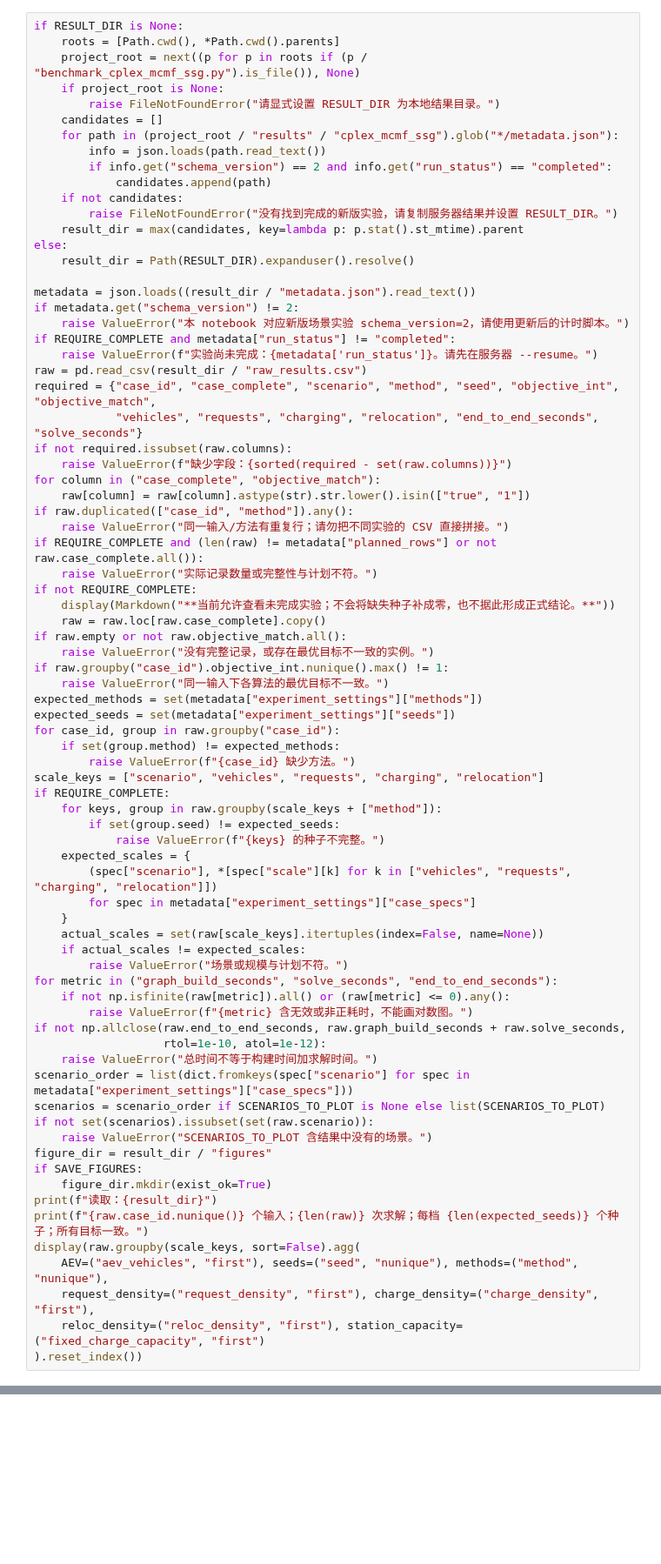
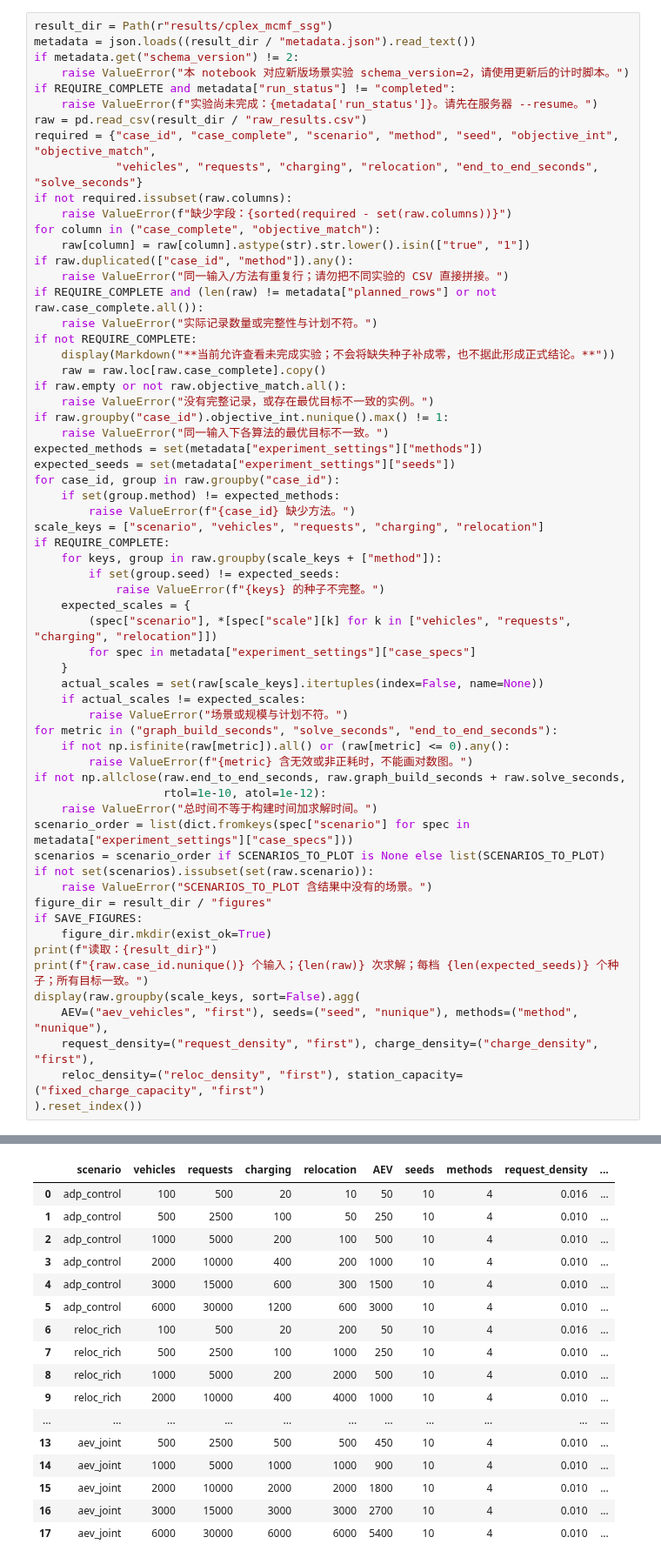
Before and after one commit to miluosi/icaps, a Jupyter notebook: plot_cplex_mcmf_ssg.ipynb, the cells around one changed output, grey strips where cells are left out. Shown at 87% size. Cells and saved outputs as stored; diff of their text form; blank space fills up the shorter version.

```diff
--- a/plot_cplex_mcmf_ssg.ipynb
+++ b/plot_cplex_mcmf_ssg.ipynb
@@ -44,22 +44,7 @@ EXPORT_DPI = 150  # PNG 为 3180 × 1080，与参考图比例相同
 
 同一完整图或缩图只构建一次供两个后端使用，但每种方法的总时间都计入该图的完整构建耗时。
 # %%
-if RESULT_DIR is None:
-    roots = [Path.cwd(), *Path.cwd().parents]
-    project_root = next((p for p in roots if (p / "benchmark_cplex_mcmf_ssg.py").is_file()), None)
-    if project_root is None:
-        raise FileNotFoundError("请显式设置 RESULT_DIR 为本地结果目录。")
-    candidates = []
-    for path in (project_root / "results" / "cplex_mcmf_ssg").glob("*/metadata.json"):
-        info = json.loads(path.read_text())
-        if info.get("schema_version") == 2 and info.get("run_status") == "completed":
-            candidates.append(path)
-    if not candidates:
-        raise FileNotFoundError("没有找到完成的新版实验，请复制服务器结果并设置 RESULT_DIR。")
-    result_dir = max(candidates, key=lambda p: p.stat().st_mtime).parent
-else:
-    result_dir = Path(RESULT_DIR).expanduser().resolve()
-
+result_dir = Path(r"results/cplex_mcmf_ssg")
 metadata = json.loads((result_dir / "metadata.json").read_text())
 if metadata.get("schema_version") != 2:
     raise ValueError("本 notebook 对应新版场景实验 schema_version=2，请使用更新后的计时脚本。")
@@ -120,3 +105,4 @@ display(raw.groupby(scale_keys, sort=False).agg(
     request_density=("request_density", "first"), charge_density=("charge_density", "first"),
     reloc_density=("reloc_density", "first"), station_capacity=("fixed_charge_capacity", "first")
 ).reset_index())
+# %% [output]
@@ -123,3 +111,20 @@ display(raw.groupby(scale_keys, sort=False).agg(
+|  | scenario | vehicles | requests | charging | relocation | AEV | seeds | methods | request_density | ... |
+| 0 | adp_control | 100 | 500 | 20 | 10 | 50 | 10 | 4 | 0.016 | ... |
+| 1 | adp_control | 500 | 2500 | 100 | 50 | 250 | 10 | 4 | 0.010 | ... |
+| 2 | adp_control | 1000 | 5000 | 200 | 100 | 500 | 10 | 4 | 0.010 | ... |
+| 3 | adp_control | 2000 | 10000 | 400 | 200 | 1000 | 10 | 4 | 0.010 | ... |
+| 4 | adp_control | 3000 | 15000 | 600 | 300 | 1500 | 10 | 4 | 0.010 | ... |
+| 5 | adp_control | 6000 | 30000 | 1200 | 600 | 3000 | 10 | 4 | 0.010 | ... |
+| 6 | reloc_rich | 100 | 500 | 20 | 200 | 50 | 10 | 4 | 0.016 | ... |
+| 7 | reloc_rich | 500 | 2500 | 100 | 1000 | 250 | 10 | 4 | 0.010 | ... |
+| 8 | reloc_rich | 1000 | 5000 | 200 | 2000 | 500 | 10 | 4 | 0.010 | ... |
+| 9 | reloc_rich | 2000 | 10000 | 400 | 4000 | 1000 | 10 | 4 | 0.010 | ... |
+| ... | ... | ... | ... | ... | ... | ... | ... | ... | ... | ... |
+| 13 | aev_joint | 500 | 2500 | 500 | 500 | 450 | 10 | 4 | 0.010 | ... |
+| 14 | aev_joint | 1000 | 5000 | 1000 | 1000 | 900 | 10 | 4 | 0.010 | ... |
+| 15 | aev_joint | 2000 | 10000 | 2000 | 2000 | 1800 | 10 | 4 | 0.010 | ... |
+| 16 | aev_joint | 3000 | 15000 | 3000 | 3000 | 2700 | 10 | 4 | 0.010 | ... |
+| 17 | aev_joint | 6000 | 30000 | 6000 | 6000 | 5400 | 10 | 4 | 0.010 | ... |
 # %% [markdown]
 ## 双面板作图
 
```
Also changed, not shown: parts of 4 cells of this notebook, 40 other files.
